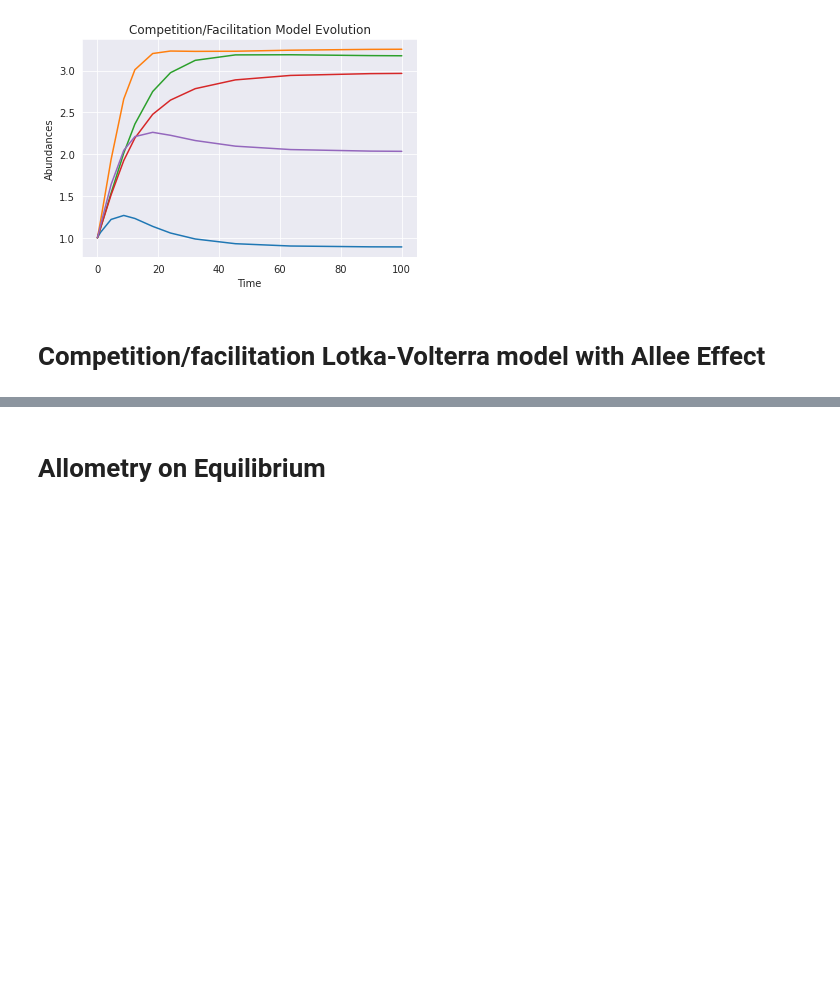
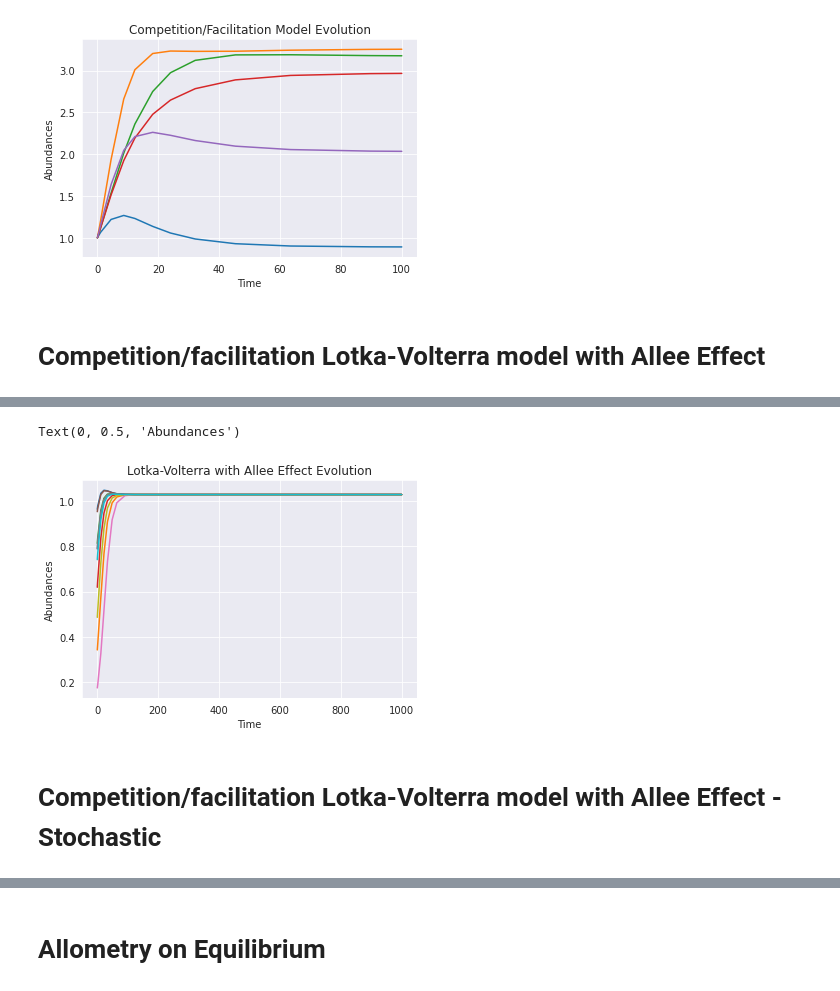
Before and after one commit to denisecammarota/qbio2021, a Jupyter notebook: Denise_Submodels_on_gLV_with_Allee.ipynb, the cells around one changed output, grey strips where cells are left out. Saved outputs shown, nothing was run; the diff lists cells and outputs as text; code cells hidden in the pictures; blank space fills up the shorter version.

```diff
--- a/Denise_Submodels_on_gLV_with_Allee.ipynb
+++ b/Denise_Submodels_on_gLV_with_Allee.ipynb
@@ -229,0 +236,25 @@ Text(0, 0.5, 'Abundances')
+# %%
+aux_N = 10
+aux_K = np.ones(aux_N)*5 #between 5 and 6
+aux_C = np.ones(aux_N)*(0.01)
+aux_b = np.ones(aux_N)*0.4 #between 0.1 and 0.3
+aux_m = np.ones(aux_N)*0.3 #between 0 and 0.1
+aux_A = np.zeros((aux_N, aux_N)) + 0.02
+aux_A += np.diag(np.ones(aux_N)) -np.diag(aux_A.diagonal())
+sigma = 1e-3
+#completeLV_gaussian(t=0, X=np.ones(aux_N), K=aux_K, A=aux_A, C=aux_C, b=aux_b, m=aux_m,sigma=sigma)
+# %%
+sol = intg.solve_ivp(fun=completeLV_2, t_span=(0., 1e3), method="Radau", y0=rng.uniform(size=aux_N), args=(aux_K, aux_A, aux_C, aux_b, aux_m))
+# %%
+fig, ax = plt.subplots()
+
+ax.plot(sol.t, sol.y.T)
+
+plt.title("Lotka-Volterra with Allee Effect Evolution")
+ax.set_xlabel("Time")
+ax.set_ylabel("Abundances")
+# %% [output]
+Text(0, 0.5, 'Abundances')
+[figure, added]
+# %% [markdown]
+#  Competition/facilitation Lotka-Volterra model with Allee Effect - Stochastic
```
Also changed, not shown: parts of 11 cells of this notebook.
